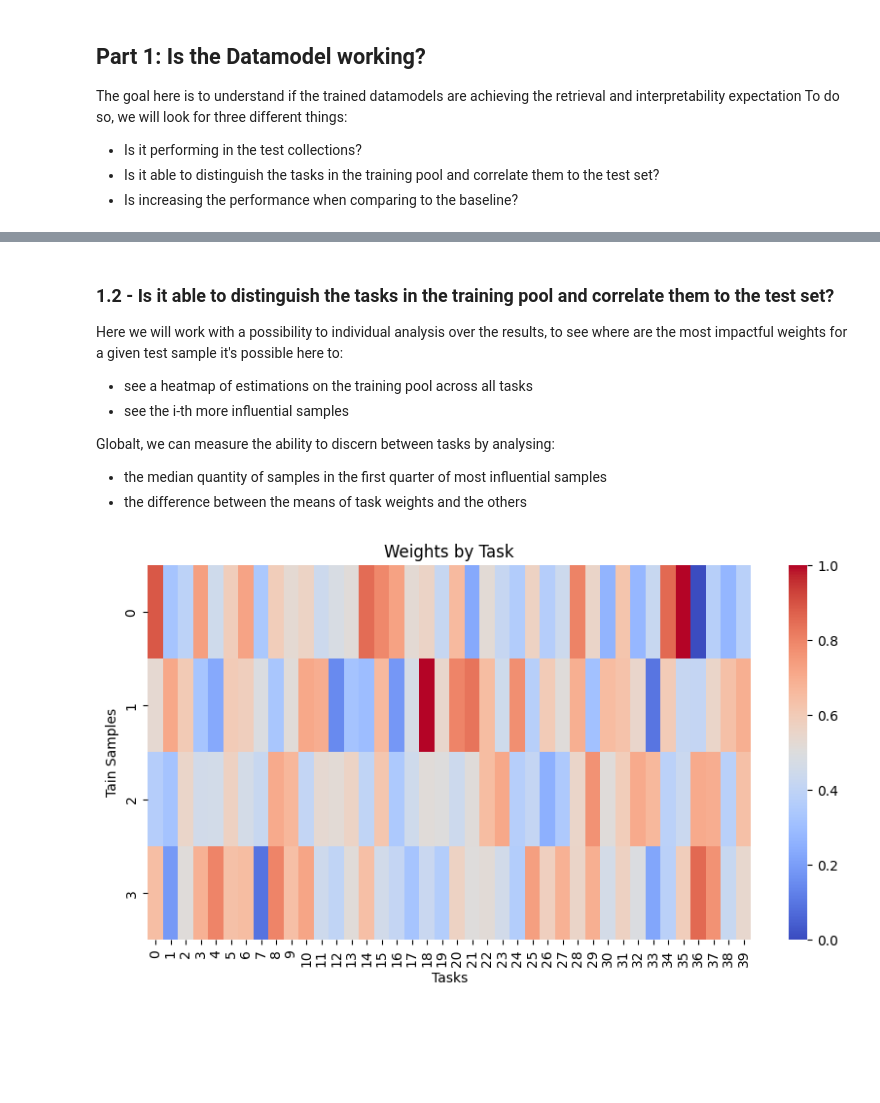
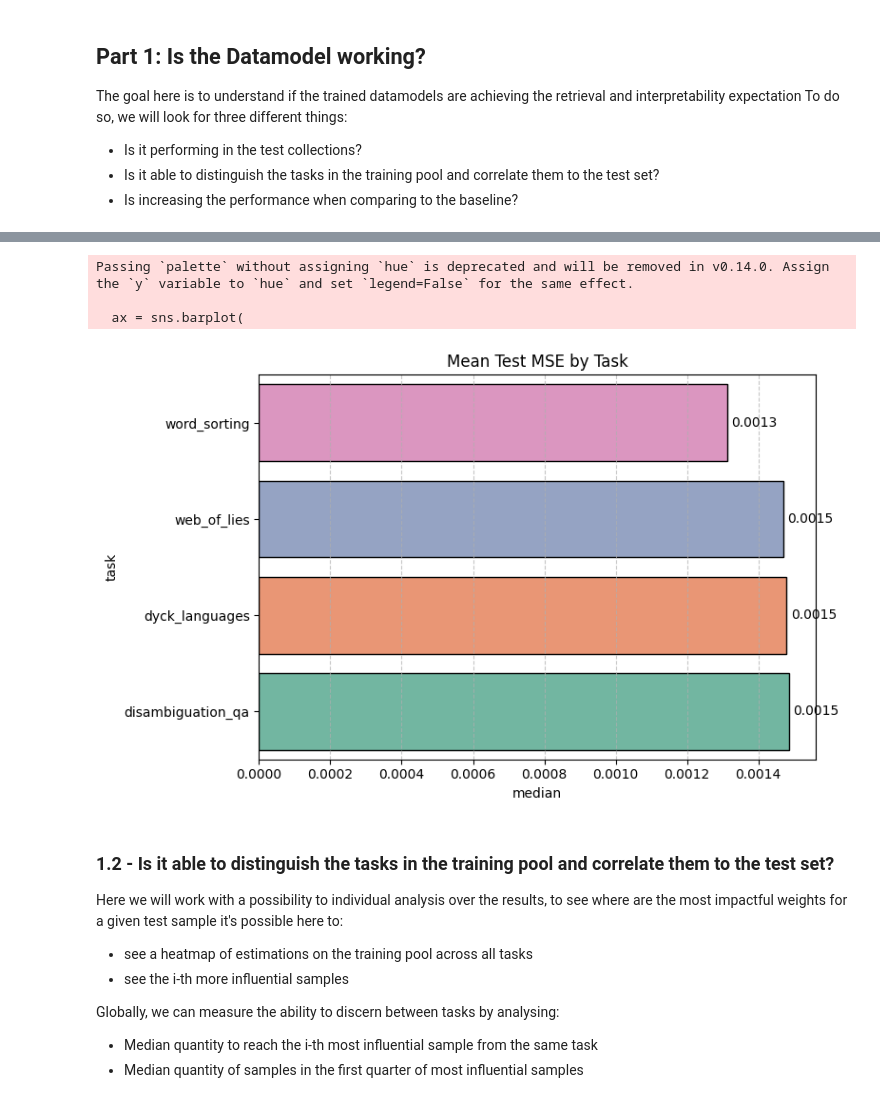
Before and after one commit to CaioRhoden/datamodels-context-reduction, a Jupyter notebook: experiments/bbh-study-case/results/estimation_importance.ipynb, the cells around one changed output, grey strips where cells are left out. Saved outputs shown, nothing was run; the diff lists cells and outputs as text; code cells hidden in the pictures; blank space fills up the shorter version.

Commit message:
initial result analysis for bbh datamodels

```diff
--- a/experiments/bbh-study-case/results/estimation_importance.ipynb
+++ b/experiments/bbh-study-case/results/estimation_importance.ipynb
@@ -53,3 +133,15 @@ Here we will get the performance of the datamodel for the test collections
+# %%
+plot_barh(
+    df = df_mse_task,
+    y_axis= "task",
+    x_axis= "median",
+    title= "Mean Test MSE by Task",
+)
+# %% [output]
+Passing `palette` without assigning `hue` is deprecated and will be removed in v0.14.0. Assign the `y` variable to `hue` and set `legend=False` for the same effect.
+
+  ax = sns.barplot(
+[figure, added]
 # %% [markdown]
 ### 1.2 - Is it able to distinguish the tasks in the training pool and correlate them to the test set?
 
@@ -57,12 +149,6 @@ Here we will work with a possibility to individual analysis over the results, to
 - see a heatmap of estimations on the training pool across all tasks
 - see the i-th more influential samples
 
-Globalt, we can measure the ability to discern between tasks by analysing:
-- the median quantity of samples in the first quarter of most influential samples
-- the difference between the means of task weights and the others
+Globally, we can measure the ability to discern between tasks by analysing:
+- Median quantity to reach the i-th most influential sample from the same task
+- Median quantity of samples in the first quarter of most influential samples
-# %%
-## Set idx
-idx = 8
-plot_individual_weights_heatmap(weights[idx], 4)
-# %% [output]
-[figure, removed]
```
Also changed, not shown: parts of 25 cells of this notebook, 2 other files.
